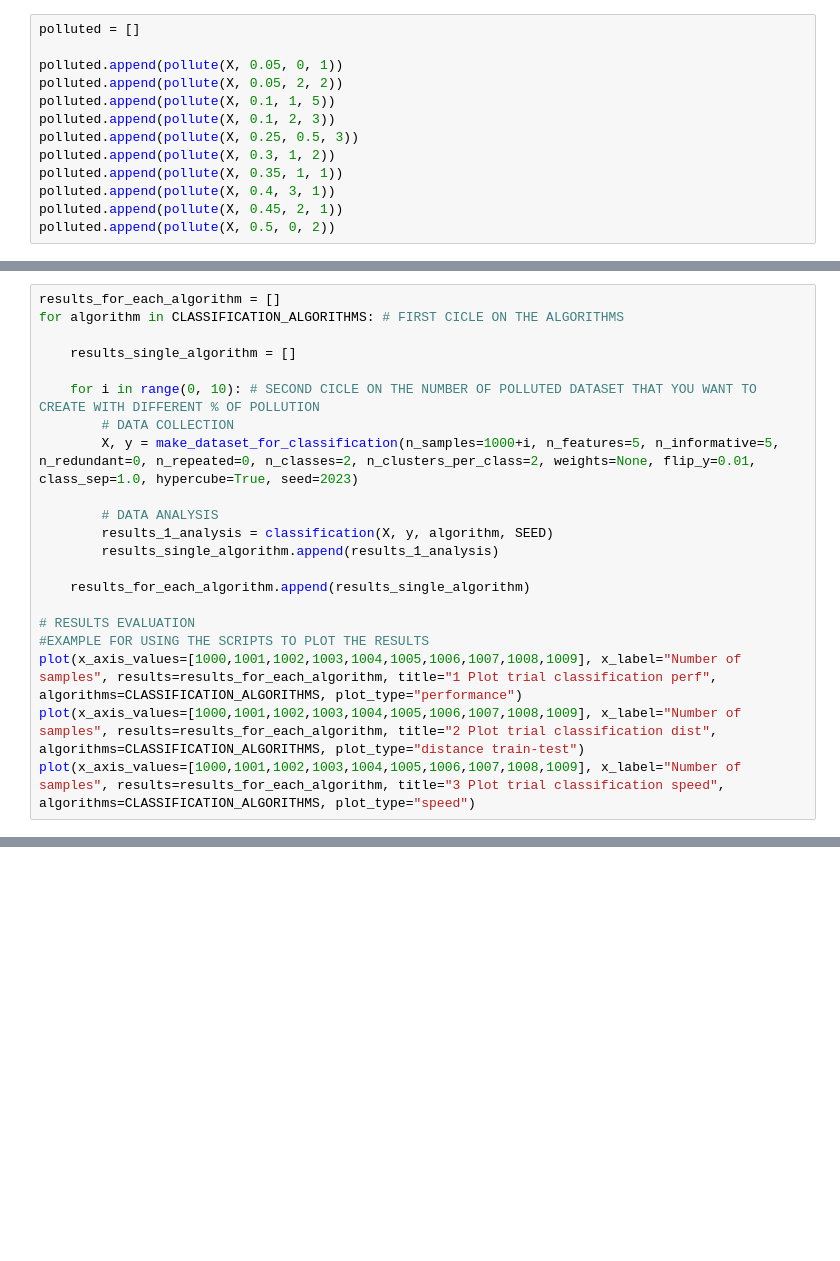
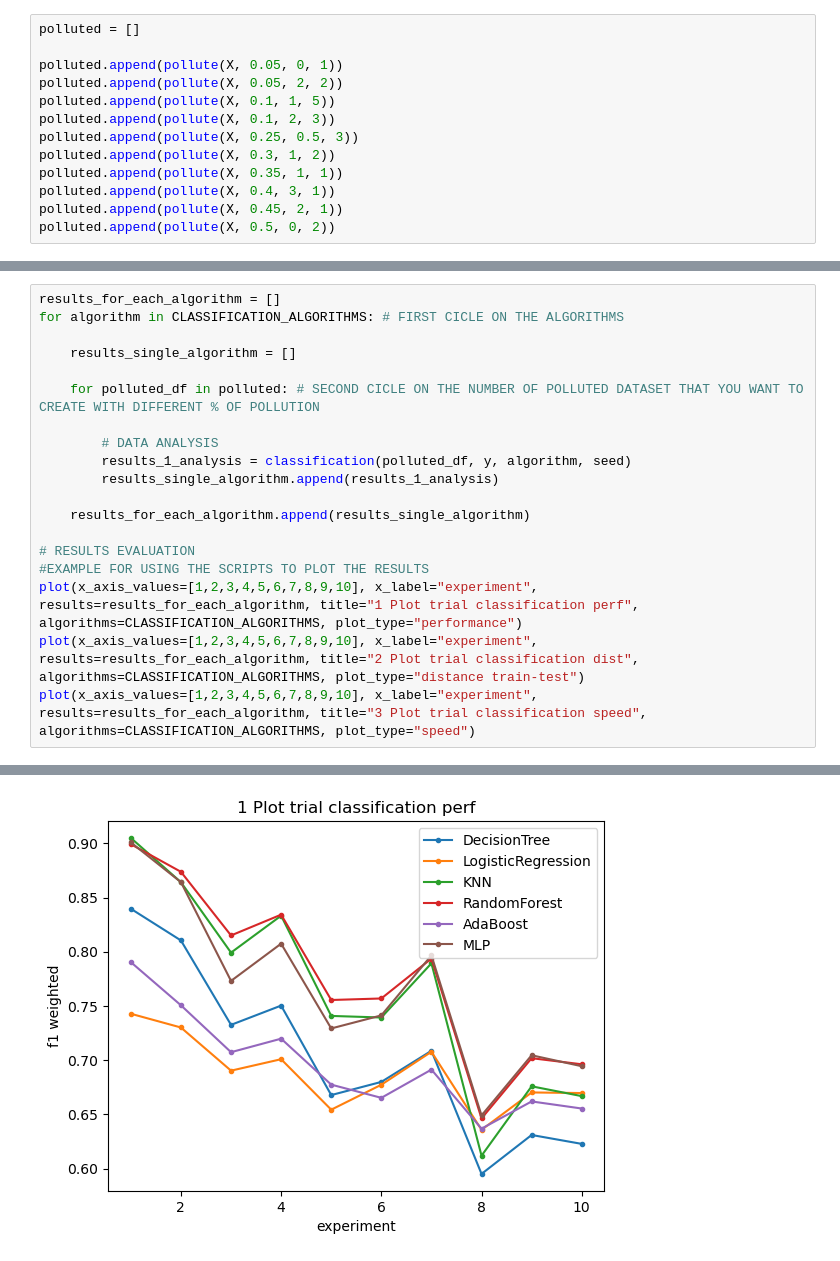
Before and after one commit to GiovanniStefanizzi/Data-and-Information-Quality-Project, a Jupyter notebook: Accuracy.ipynb, the cells around one changed output, grey strips where cells are left out. Cells and saved outputs as stored; diff of their text form; blank space fills up the shorter version.

```diff
--- a/Accuracy.ipynb
+++ b/Accuracy.ipynb
@@ -162,18 +168,17 @@ for algorithm in CLASSIFICATION_ALGORITHMS: # FIRST CICLE ON THE ALGORITHMS
 
     results_single_algorithm = []
 
-    for i in range(0, 10): # SECOND CICLE ON THE NUMBER OF POLLUTED DATASET THAT YOU WANT TO CREATE WITH DIFFERENT % OF POLLUTION
-        # DATA COLLECTION
-        X, y = make_dataset_for_classification(n_samples=1000+i, n_features=5, n_informative=5, n_redundant=0, n_repeated=0, n_classes=2, n_clusters_per_class=2, weights=None, flip_y=0.01, class_sep=1.0, hypercube=True, seed=2023)
+    for polluted_df in polluted: # SECOND CICLE ON THE NUMBER OF POLLUTED DATASET THAT YOU WANT TO CREATE WITH DIFFERENT % OF POLLUTION
 
         # DATA ANALYSIS
-        results_1_analysis = classification(X, y, algorithm, SEED)
+        results_1_analysis = classification(polluted_df, y, algorithm, seed)
         results_single_algorithm.append(results_1_analysis)
 
     results_for_each_algorithm.append(results_single_algorithm)
 
 # RESULTS EVALUATION
 #EXAMPLE FOR USING THE SCRIPTS TO PLOT THE RESULTS
-plot(x_axis_values=[1000,1001,1002,1003,1004,1005,1006,1007,1008,1009], x_label="Number of samples", results=results_for_each_algorithm, title="1 Plot trial classification perf", algorithms=CLASSIFICATION_ALGORITHMS, plot_type="performance")
-plot(x_axis_values=[1000,1001,1002,1003,1004,1005,1006,1007,1008,1009], x_label="Number of samples", results=results_for_each_algorithm, title="2 Plot trial classification dist", algorithms=CLASSIFICATION_ALGORITHMS, plot_type="distance train-test")
-plot(x_axis_values=[1000,1001,1002,1003,1004,1005,1006,1007,1008,1009], x_label="Number of samples", results=results_for_each_algorithm, title="3 Plot trial classification speed", algorithms=CLASSIFICATION_ALGORITHMS, plot_type="speed")
+plot(x_axis_values=[1,2,3,4,5,6,7,8,9,10], x_label="experiment", results=results_for_each_algorithm, title="1 Plot trial classification perf", algorithms=CLASSIFICATION_ALGORITHMS, plot_type="performance")
+plot(x_axis_values=[1,2,3,4,5,6,7,8,9,10], x_label="experiment", results=results_for_each_algorithm, title="2 Plot trial classification dist", algorithms=CLASSIFICATION_ALGORITHMS, plot_type="distance train-test")
+plot(x_axis_values=[1,2,3,4,5,6,7,8,9,10], x_label="experiment", results=results_for_each_algorithm, title="3 Plot trial classification speed", algorithms=CLASSIFICATION_ALGORITHMS, plot_type="speed")
+# %% [output]
@@ -179,0 +202 @@ plot(x_axis_values=[1000,1001,1002,1003,1004,1005,1006,1007,1008,1009], x_label=
+[figure, added]
```
Also changed, not shown: parts of 17 cells of this notebook.
